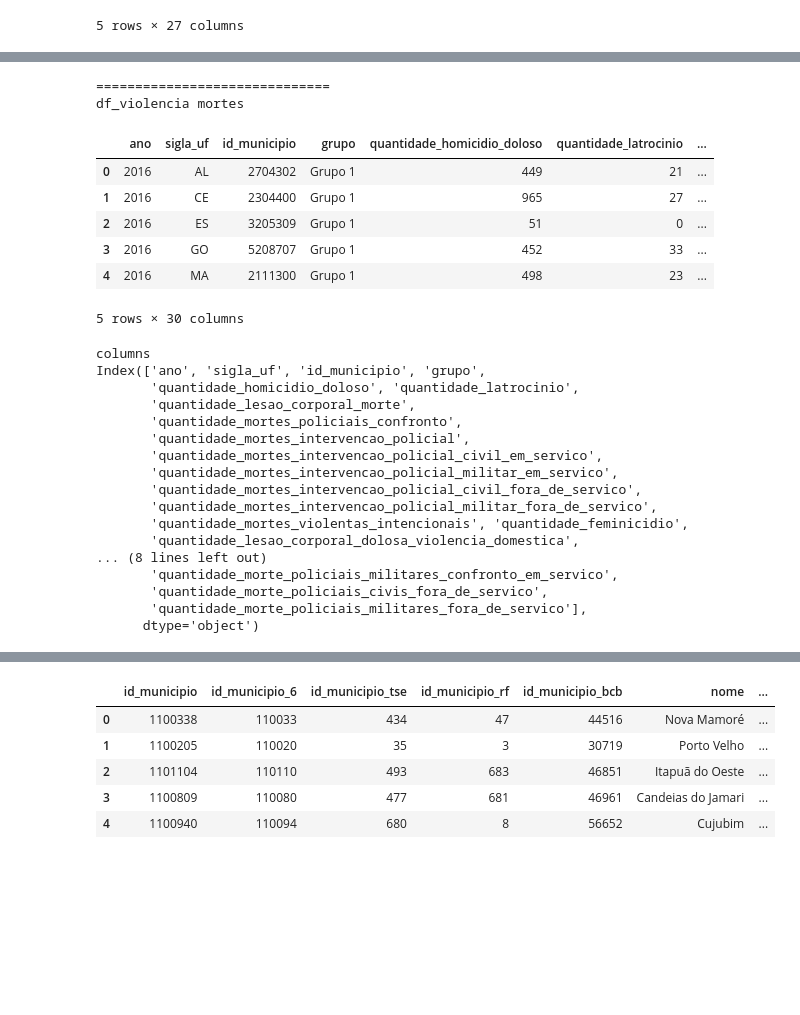
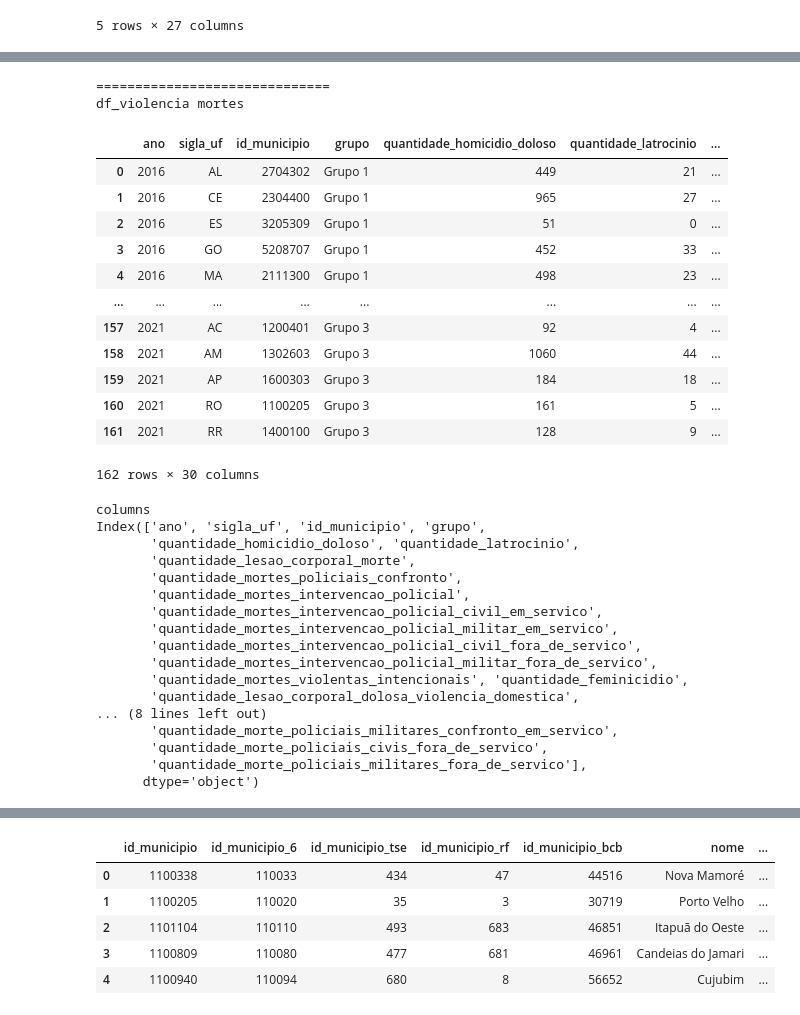
Before and after one commit to ddanieldma/data-visualization, a Jupyter notebook: T3/notebooks/oi.ipynb, the cells around one changed output, grey strips where cells are left out. Saved outputs shown, nothing was run; the diff lists cells and outputs as text; code cells hidden in the pictures; blank space fills up the shorter version.

```diff
--- a/T3/notebooks/oi.ipynb
+++ b/T3/notebooks/oi.ipynb
@@ -39,34 +50,40 @@ Index(['DEPARTAMENTO_CIRCUNSCRICAO', 'SECCIONAL_CIRCUNSCRICAO',
 # %%
 df_violencia_mortes = pd.read_csv("../data/raw/data_violencia_mortes.csv.gz")
 print(30*"=")
 print("df_violencia mortes")
-display(df_violencia_mortes.head(5))
+display(df_violencia_mortes)
 print("columns")
 print(df_violencia_mortes.columns)
 
 colunas_importantes = [
     "ano",
     "sigla_uf",
     "id_municipio",
     "grupo",
 ]
 
 # Selecionando mortes por violência policial
 df_mortes_interv_policiais = df_violencia_mortes.filter(like='mortes_intervencao_policial', axis=1)
 # Selecionando colunas com informações
 df_informacoes = df_violencia_mortes[colunas_importantes]
 # Juntando os dois dataframes
 df_mortes_interv_policiais = pd.concat([df_informacoes, df_mortes_interv_policiais], axis=1)
 # %% [output]
 ==============================
 df_violencia mortes
 |  | ano | sigla_uf | id_municipio | grupo | quantidade_homicidio_doloso | quantidade_latrocinio | ... |
 | 0 | 2016 | AL | 2704302 | Grupo 1 | 449 | 21 | ... |
 | 1 | 2016 | CE | 2304400 | Grupo 1 | 965 | 27 | ... |
 | 2 | 2016 | ES | 3205309 | Grupo 1 | 51 | 0 | ... |
 | 3 | 2016 | GO | 5208707 | Grupo 1 | 452 | 33 | ... |
 | 4 | 2016 | MA | 2111300 | Grupo 1 | 498 | 23 | ... |
+| ... | ... | ... | ... | ... | ... | ... | ... |
+| 157 | 2021 | AC | 1200401 | Grupo 3 | 92 | 4 | ... |
+| 158 | 2021 | AM | 1302603 | Grupo 3 | 1060 | 44 | ... |
+| 159 | 2021 | AP | 1600303 | Grupo 3 | 184 | 18 | ... |
+| 160 | 2021 | RO | 1100205 | Grupo 3 | 161 | 5 | ... |
+| 161 | 2021 | RR | 1400100 | Grupo 3 | 128 | 9 | ... |
-5 rows × 30 columns
+162 rows × 30 columns
 columns
 Index(['ano', 'sigla_uf', 'id_municipio', 'grupo',
        'quantidade_homicidio_doloso', 'quantidade_latrocinio',
```
Also changed, not shown: parts of 9 cells of this notebook, 3 other files.
